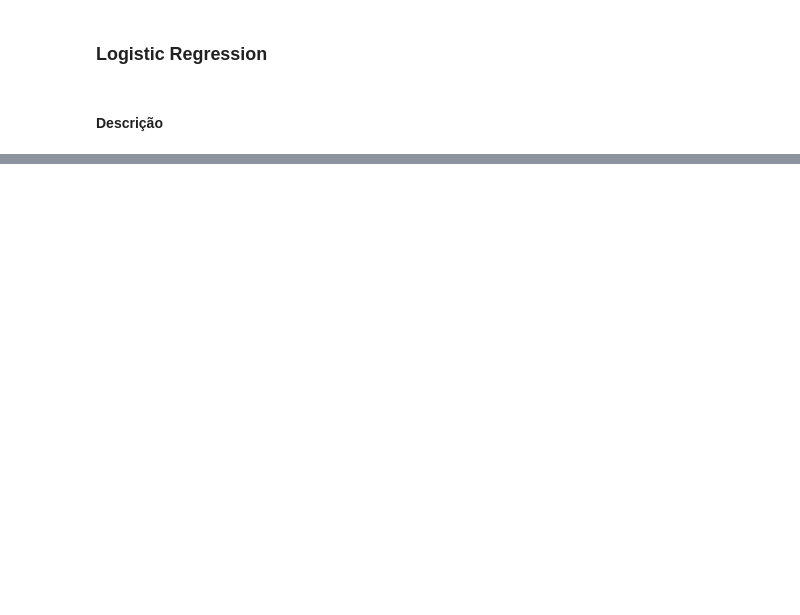
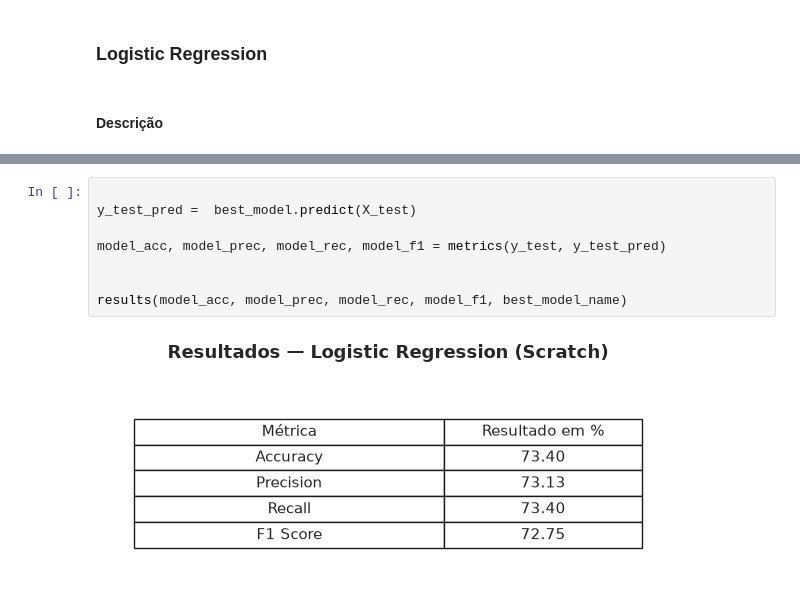
Before and after one commit to L-Repinaldo/Grade-Prediction, a Jupyter notebook: src/grade_classification.ipynb, the cells around one changed output, grey strips where cells are left out. Saved outputs shown, nothing was run; the diff lists cells and outputs as text; blank space fills up the shorter version.

```diff
--- a/src/grade_classification.ipynb
+++ b/src/grade_classification.ipynb
@@ -439,0 +642,10 @@ F1 Score: 0.7240
+# %%
+
+y_test_pred =  best_model.predict(X_test)
+
+model_acc, model_prec, model_rec, model_f1 = metrics(y_test, y_test_pred)
+
+
+results(model_acc, model_prec, model_rec, model_f1, best_model_name)
+# %% [output]
+[figure, added]
```
Also changed, not shown: parts of 13 cells of this notebook.
